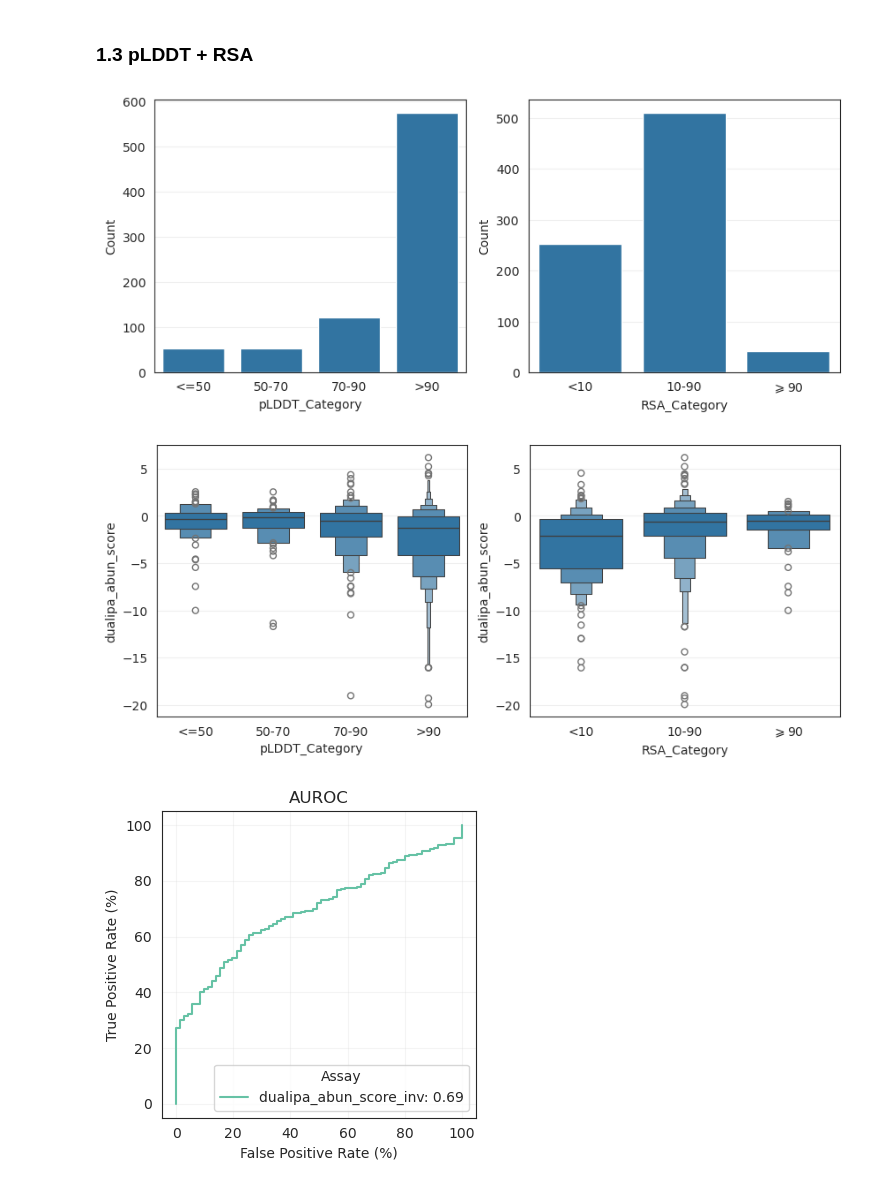
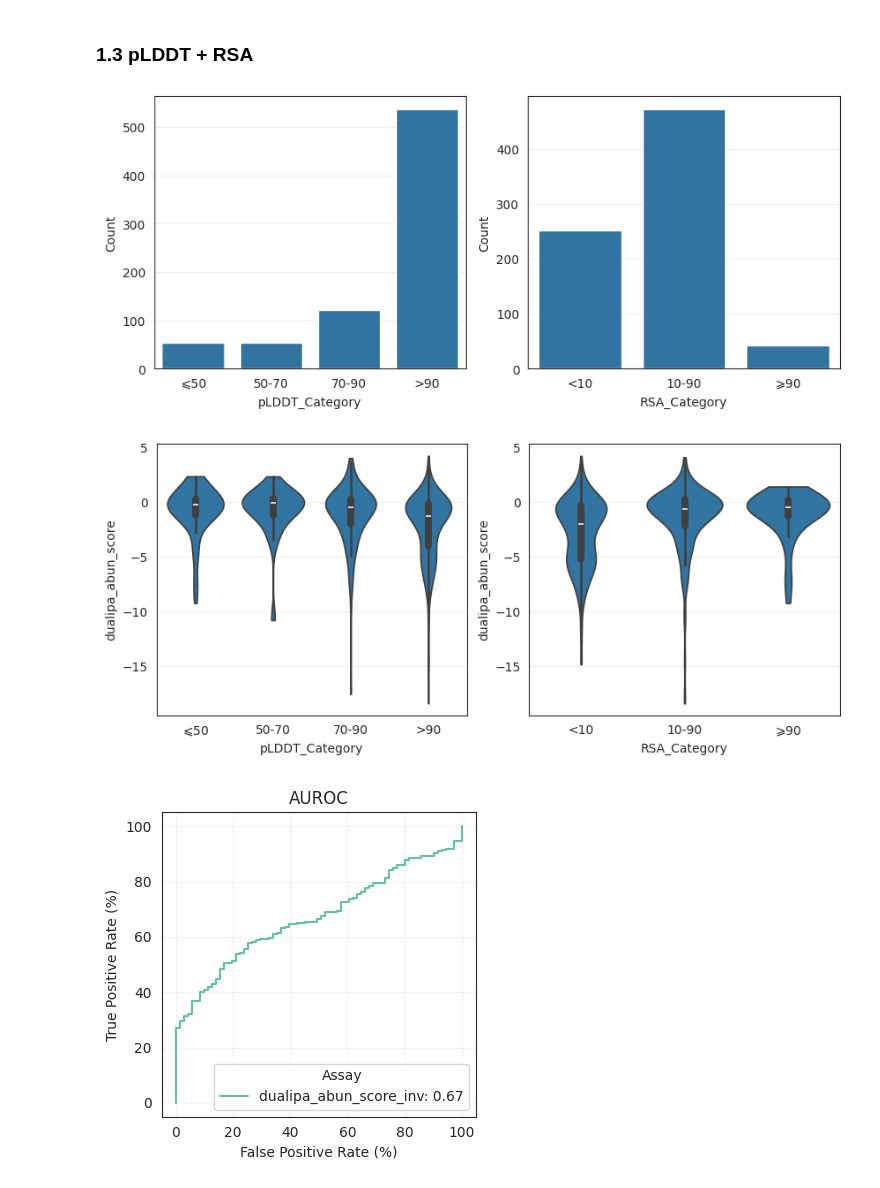
Before and after one commit to broadinstitute/2025_laval_submitted, a Jupyter notebook: 2_individual_assay_results/dual_ipa/2_analysis/5_clinvar_annotation_summary.ipynb, the cells around one changed output. Saved outputs shown, nothing was run; the diff lists cells and outputs as text; code cells hidden in the pictures.

```diff
--- a/2_individual_assay_results/dual_ipa/2_analysis/5_clinvar_annotation_summary.ipynb
+++ b/2_individual_assay_results/dual_ipa/2_analysis/5_clinvar_annotation_summary.ipynb
@@ -32,11 +32,10 @@ scores = scores.with_columns(
     pl.when(pl.col("inheritance_pattern").is_null())
     .then(pl.lit("unknown"))
     .otherwise(pl.col("inheritance_pattern"))
-    .alias("inheritance_pattern"),
-    pl.col("clinvar_clnsig_clean").replace("6_No_ClinVar", "5_Others").alias("clinvar_clnsig_clean")
+    .alias("inheritance_pattern")
 )
-hue_order = sorted(scores["clinvar_clnsig_clean"].drop_nulls().unique().to_list())
-clinvar_palette_old = palette_dict["clinvar_clnsig_clean"]
+hue_order = clinvar_order_dict["original"]
+clinvar_palette_old = palette_dict["clinvar_clnsig_clean_pp_strict"]
 # %% [markdown]
 ## 1. Data Summary
 # %% [markdown]
@@ -242,7 +244,7 @@ sns.barplot(
     ).to_pandas(),
     x="pLDDT_Category", y="Count",
     ax=axes[0],
-    order=["<=50", "50-70", "70-90", ">90"]
+    order=["$\\leqslant$50", "50-70", "70-90", ">90"]
     # hue="pLDDT_Category", #palette=palette_dict["clinvar_clnsig_clean"]
 )
 sns.barplot(
@@ -261,36 +263,43 @@ axes[1].grid(alpha=0.3, axis='y')
 # ax.set_xticklabels(ax.get_xticklabels(), rotation=30)
 plt.show()
 # %% [output]
-[figure, old version]
+[figure, new version]
 # %%
 fig, axes = plt.subplots(1,2,figsize=(10,4))
-sns.boxenplot(
+sns.violinplot(
     data=scores.to_pandas(),
     x="pLDDT_Category", y="dualipa_abun_score",
     ax=axes[0],
     # hue="pLDDT_Category", #palette=palette_dict["clinvar_clnsig_clean"]
-    order=["<=50", "50-70", "70-90", ">90"]
+    order=["$\\leqslant$50", "50-70", "70-90", ">90"],
+    cut=0
 )
-
-sns.boxenplot(
+sns.violinplot(
     data=scores.to_pandas(),
     x="RSA_Category", y="dualipa_abun_score",
     ax=axes[1],
-    order=["<10", "10-90", '$\\geqslant$90']
+    order=["<10", "10-90", '$\\geqslant$90'],
+    cut=0
     # hue="pLDDT_Category", #palette=palette_dict["clinvar_clnsig_clean"]
 )
 axes[0].grid(alpha=0.3, axis='y')
 axes[1].grid(alpha=0.3, axis='y')
 plt.show()
 # %% [output]
-[figure, old version]
+[figure, new version]
 # %%
-ap_results_dict = plot_auroc_curves(scores.with_columns(
-    (-pl.col("dualipa_abun_score")).alias("dualipa_abun_score_inv")
-), "1_Pathogenic",
-methods=["dualipa_abun_score_inv"])
+ap_results_dict = plot_auroc_curves(
+    df_clinvar_w_scores=scores.with_columns(
+        (-pl.col("dualipa_abun_score")).alias("dualipa_abun_score_inv")
+    ).filter(
+        (pl.col("clinvar_clnsig_clean_pp_strict").is_in(["Pathogenic", "Likely_pathogenic", "Benign", "Likely benign"]))
+    ),
+    label="clinvar_clnsig_clean_pp_strict",
+    pos_labels=["Pathogenic", "Likely_pathogenic"],
+    methods=["dualipa_abun_score_inv"]
+)
 # %% [output]
-[figure, old version]
+[figure, new version]
 # %%
 sys.path.insert(1, "../../../4_compare_ai_scores/2_analysis/scripts")
 from yogiroc import *
```
Also changed, not shown: parts of 5 cells of this notebook, 26 other files.
